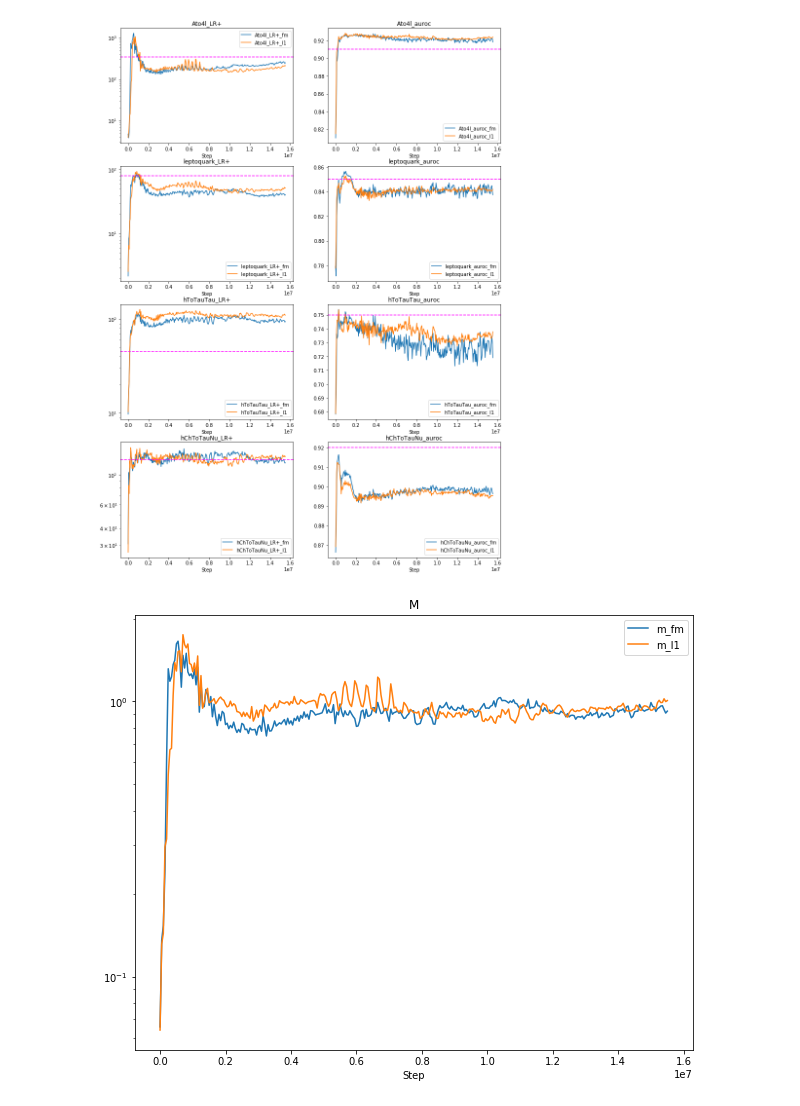
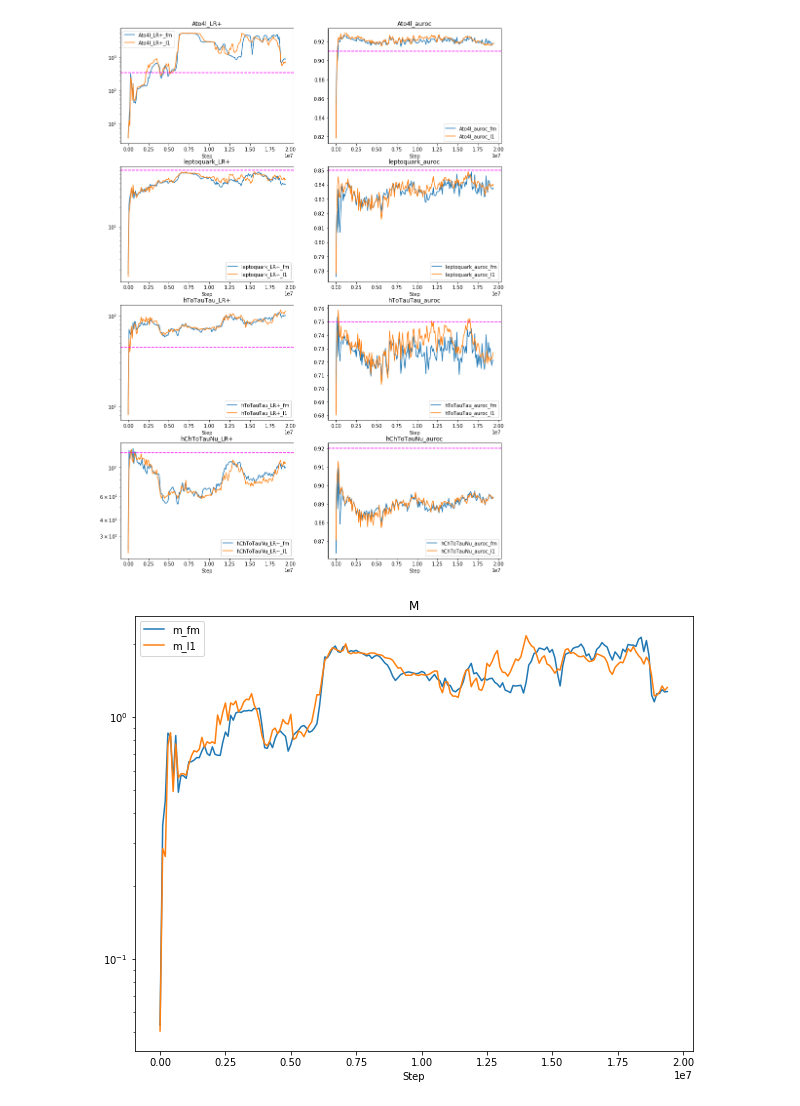
Before and after one commit to oliverkn/alad-for-lhc, a Jupyter notebook: evaluation/alad_training_monitoring.ipynb, the cells around one changed output. Cells and saved outputs as stored; diff of their text form; code cells hidden in the pictures.

```diff
--- a/evaluation/alad_training_monitoring.ipynb
+++ b/evaluation/alad_training_monitoring.ipynb
@@ -2,10 +2,9 @@
 import numpy as np
 import matplotlib.pyplot as plt
 # %%
-metric_file = '/home/oliverkn/pro/results/4_4/alad/test_datanew/metrics.npy'
-#metric_file = '/home/oliverkn/euler/results/hlf_set/alad/0_l18_smmix/metrics.npy'
-metric_file = '/home/oliverkn/euler/results/hlf_set/alad/2_nozz/metrics.npy'
-metric_file = '/home/oliverkn/euler/results/hlf_set/alad/2_l16_ato4l_2e4_1/metrics.npy'
+metric_file = '/home/oliverkn/pro/models/hlf/2_l16_ato4l_2e4/metrics.npy'
+# metric_file = '/home/oliverkn/euler/results/hlf_set/alad/2_nozz/metrics.npy'
+metric_file = '/home/oliverkn/euler/results/hlf_set/alad/2_l16_7/metrics.npy'
 
 vae_lr = {'Ato4l': 350, 'leptoquark': 80, 'hToTauTau': 45, 'hChToTauNu': 130}
 vae_auroc = {'Ato4l': 0.91, 'leptoquark': 0.85, 'hToTauTau': 0.75, 'hChToTauNu': 0.92}
@@ -25,32 +24,32 @@ for i, name in enumerate(bsm_list):
         ax.semilogy(x_axis, metrics[lr_metric], label=lr_metric)
 
     ax.axhline(vae_lr[name], ls='--', color='magenta')
     ax.set_title(name + '_LR+')
     ax.set_xlabel('Step')
     ax.legend()
 
     # AUROC
     ax = ax_arr[i, 1]
     lr_metrics = filter(lambda metric: 'auroc' in metric and name in metric, metric_names)
     for lr_metric in lr_metrics:
         ax.plot(x_axis, metrics[lr_metric], label=lr_metric)
 
     ax.axhline(vae_auroc[name], ls='--', color='magenta')
     ax.set_title(name + '_auroc')
     ax.set_xlabel('Step')
     ax.legend()
 
 # m
 m_metrics = filter(lambda metric: 'm_' in metric, metric_names)
 fig, ax = plt.subplots(figsize=(10, 8))
 for m_metric in m_metrics:
     ax.semilogy(x_axis, metrics[m_metric], label=m_metric)
 
 ax.set_title('M')
 ax.set_xlabel('Step')
 ax.legend()
 
 plt.show()
 # %% [output]
-[figure, old version]
+[figure, new version]
-[figure, old version]
+[figure, new version]
```
Also changed, not shown: 14 other files.
